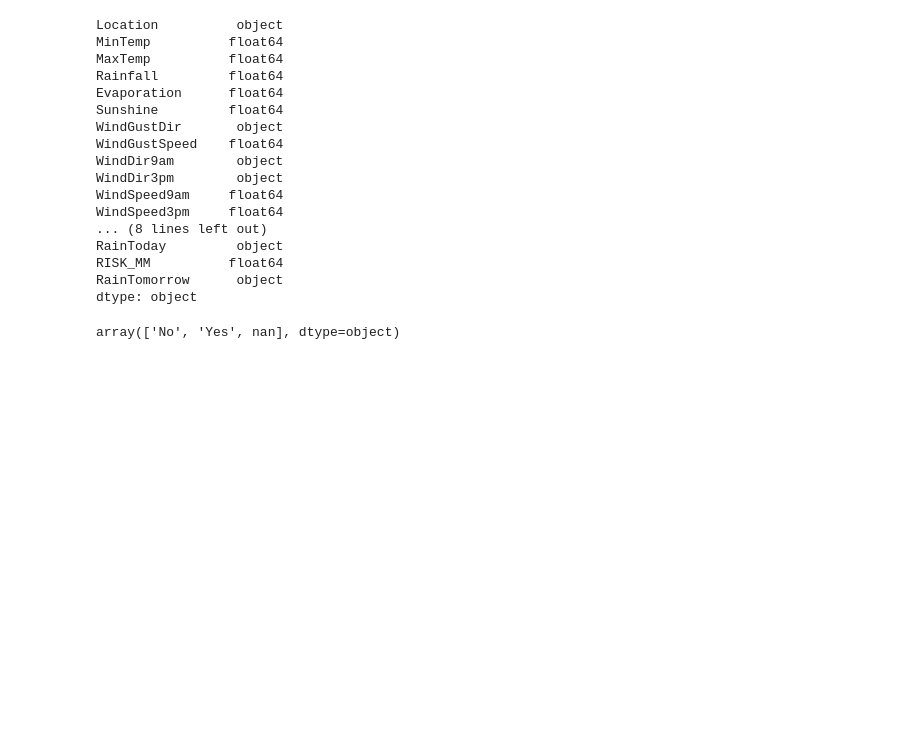
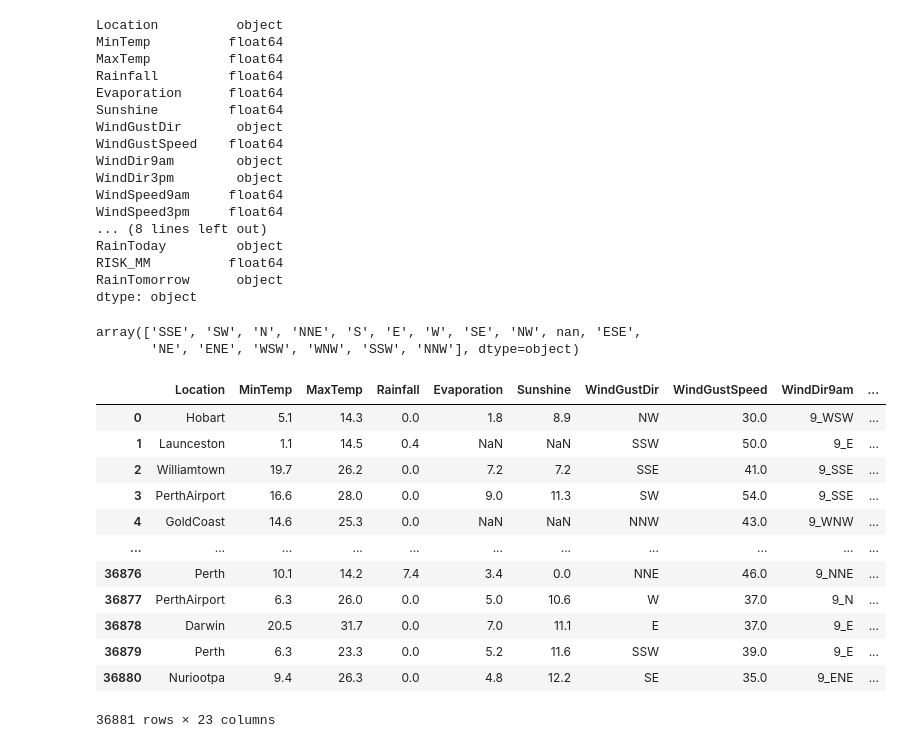
Before and after one commit to w25536/w25536-kaggle, a Jupyter notebook: High_Peformance_Rainfall_Predction.ipynb, the cells around one changed output. Cells and saved outputs as stored; diff of their text form; code cells hidden in the pictures; blank space fills up the shorter version.

```diff
--- a/High_Peformance_Rainfall_Predction.ipynb
+++ b/High_Peformance_Rainfall_Predction.ipynb
@@ -68,6 +70,7 @@ RISK_MM          float64
 RainTomorrow      object
 dtype: object
 # %%
-data['RainToday'].unique()
+data['WindDir3pm'].unique()
 # %% [output]
-array(['No', 'Yes', nan], dtype=object)
+array(['SSE', 'SW', 'N', 'NNE', 'S', 'E', 'W', 'SE', 'NW', nan, 'ESE',
+       'NE', 'ENE', 'WSW', 'WNW', 'SSW', 'NNW'], dtype=object)
@@ -73,0 +92,16 @@ array(['No', 'Yes', nan], dtype=object)
+# %%
+data
+# %% [output]
+|  | Location | MinTemp | MaxTemp | Rainfall | Evaporation | Sunshine | WindGustDir | WindGustSpeed | WindDir9am | ... |
+| 0 | Hobart | 5.1 | 14.3 | 0.0 | 1.8 | 8.9 | NW | 30.0 | 9_WSW | ... |
+| 1 | Launceston | 1.1 | 14.5 | 0.4 | NaN | NaN | SSW | 50.0 | 9_E | ... |
+| 2 | Williamtown | 19.7 | 26.2 | 0.0 | 7.2 | 7.2 | SSE | 41.0 | 9_SSE | ... |
+| 3 | PerthAirport | 16.6 | 28.0 | 0.0 | 9.0 | 11.3 | SW | 54.0 | 9_SSE | ... |
+| 4 | GoldCoast | 14.6 | 25.3 | 0.0 | NaN | NaN | NNW | 43.0 | 9_WNW | ... |
+| ... | ... | ... | ... | ... | ... | ... | ... | ... | ... | ... |
+| 36876 | Perth | 10.1 | 14.2 | 7.4 | 3.4 | 0.0 | NNE | 46.0 | 9_NNE | ... |
+| 36877 | PerthAirport | 6.3 | 26.0 | 0.0 | 5.0 | 10.6 | W | 37.0 | 9_N | ... |
+| 36878 | Darwin | 20.5 | 31.7 | 0.0 | 7.0 | 11.1 | E | 37.0 | 9_E | ... |
+| 36879 | Perth | 6.3 | 23.3 | 0.0 | 5.2 | 11.6 | SSW | 39.0 | 9_E | ... |
+| 36880 | Nuriootpa | 9.4 | 26.3 | 0.0 | 4.8 | 12.2 | SE | 35.0 | 9_ENE | ... |
+36881 rows × 23 columns
```
Also changed, not shown: parts of 9 cells of this notebook.
